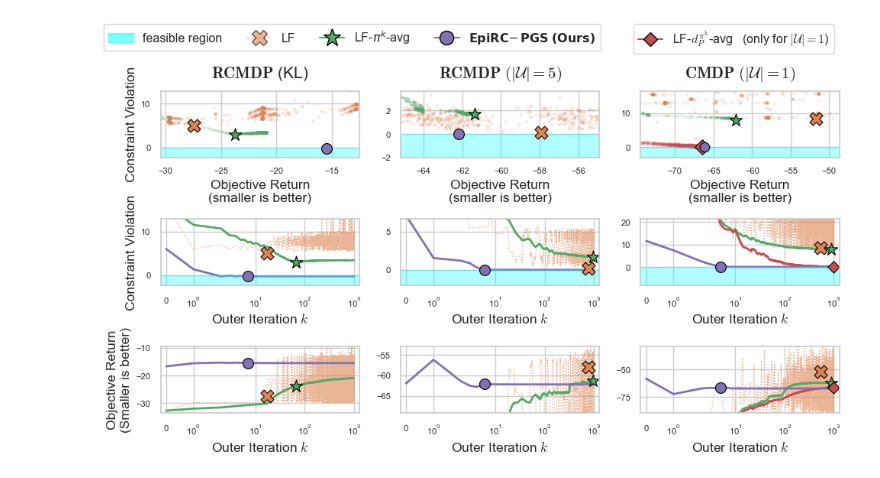
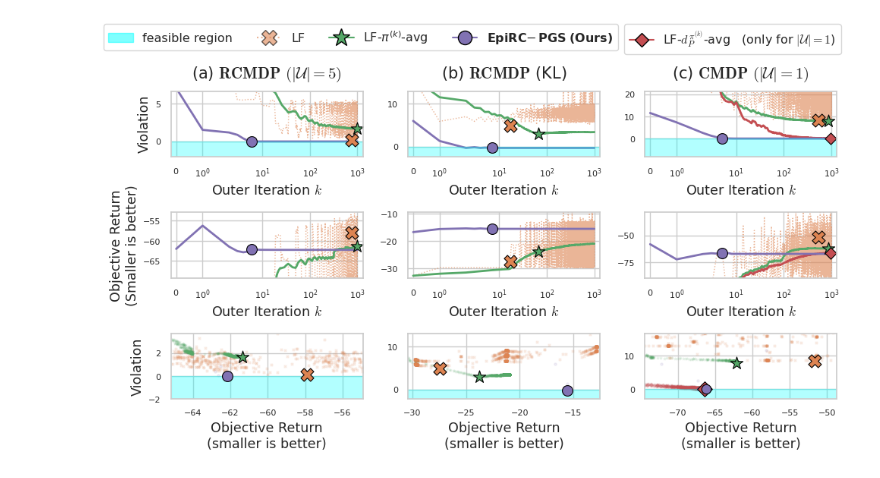
Before and after one commit to matsuolab/RCMDP-Epigraph, a Jupyter notebook: plot-all.ipynb, the cells around one changed output. Saved outputs shown, nothing was run; the diff lists cells and outputs as text; code cells hidden in the pictures.

Commit message:
Update: plot legend

```diff
--- a/plot-all.ipynb
+++ b/plot-all.ipynb
@@ -42,7 +42,7 @@ with open(f"results/{FIGNAME}.pkl", "rb") as f:
 
 # plot objective return vs violation
 with sns.axes_style("whitegrid"):
-    ax = fig.add_subplot(331)
+    ax = fig.add_subplot(338)
 
     for name in [LF, LFpolavg, EF]:
 
@@ -71,16 +71,14 @@ with sns.axes_style("whitegrid"):
 
     ax.fill_between(x=[Jmin, Jmax], y1=-100, y2=0, color="cyan", alpha=0.3)
     plt.ylim(vmin, vmax+5)
-    plt.ylabel("Constraint Violation")
     plt.xlim(Jmin, Jmax)
     plt.xlabel("Objective Return" "\n" "(smaller is better)")
 
     ax.tick_params(axis='both', which='major', labelsize=ticksize)
-    title = ax.set_title(r"$\mathbf{RCMDP}$ (KL)", x=0.5, y=1.1, fontsize=15)
 
 # plot violation
 with sns.axes_style("whitegrid"):
-    ax = fig.add_subplot(334)
+    ax = fig.add_subplot(332)
     for name in [LF, LFpolavg, EF]:
         J_list, v_list = algos[name]
         J, v = J_list.mean(axis=0), v_list.mean(axis=0)
@@ -91,16 +89,15 @@ with sns.axes_style("whitegrid"):
     plt.ylim(vmin, vmax+5)
     plt.xscale(xscale_iteration)
     plt.xlim(*xlim_iteration)
-
-    plt.ylabel("Constraint Violation")
     plt.xlabel(iteration_label)
 
     ax.tick_params(axis='both', which='major', labelsize=ticksize)
+    title = ax.set_title(r"(b) $\mathbf{RCMDP}$ (KL)", x=0.5, y=1.1, fontsize=15)
 
 
 # plot objective return
 with sns.axes_style("whitegrid"):
-    ax = fig.add_subplot(337)
+    ax = fig.add_subplot(335)
 
     for name in [LF, LFpolavg, EF]:
         J_list, v_list = algos[name]
@@ -111,8 +108,6 @@ with sns.axes_style("whitegrid"):
     plt.ylim(Jmin-3, Jmax+3)
     plt.xscale(xscale_iteration)
     plt.xlim(*xlim_iteration)
-
-    plt.ylabel("Objective Return" "\n" "(Smaller is better)")
     plt.xlabel(iteration_label)
     ax.tick_params(axis='both', which='major', labelsize=ticksize)
 
@@ -128,7 +123,7 @@ with open(f"results/{FIGNAME}.pkl", "rb") as f:
 
 # plot objective return vs violation
 with sns.axes_style("whitegrid"):
-    ax = fig.add_subplot(332)
+    ax = fig.add_subplot(337)
 
     for name in [LF, LFpolavg, EF]:
 
@@ -159,13 +154,12 @@ with sns.axes_style("whitegrid"):
     plt.ylim(vmin, vmax)
     plt.xlim(Jmin, Jmax)
     plt.xlabel("Objective Return" "\n" "(smaller is better)")
+    plt.ylabel("Violation")
     ax.tick_params(axis='both', which='major', labelsize=ticksize)
-
-    title = ax.set_title(r"$\mathbf{RCMDP}$ $(|\mathcal{U}|=5)$", x=0.5, y=1.1, fontsize=15)
 
 # plot violation
 with sns.axes_style("whitegrid"):
-    ax = fig.add_subplot(335)
+    ax = fig.add_subplot(331)
     for name in [LF, LFpolavg, EF]:
         J_list, v_list = algos[name]
         J, v = J_list.mean(axis=0), v_list.mean(axis=0)
@@ -177,12 +171,14 @@ with sns.axes_style("whitegrid"):
     plt.xscale(xscale_iteration)
     plt.xlim(xlim_iteration)
     plt.xlabel(iteration_label)
+    plt.ylabel("Violation")
     ax.tick_params(axis='both', which='major', labelsize=ticksize)
+    title = ax.set_title(r"(a) $\mathbf{RCMDP}$ $(|\mathcal{U}|=5)$", x=0.5, y=1.1, fontsize=15)
 
 
 # plot objective return
 with sns.axes_style("whitegrid"):
-    ax = fig.add_subplot(338)
+    ax = fig.add_subplot(334)
 
     for name in [LF, LFpolavg, EF]:
         J_list, v_list = algos[name]
@@ -194,6 +190,7 @@ with sns.axes_style("whitegrid"):
     plt.xlim(xlim_iteration)
     plt.ylim(Jmin-4, Jmax+2)
     plt.xlabel(iteration_label)
+    plt.ylabel("Objective Return" "\n" "(Smaller is better)")
     ax.tick_params(axis='both', which='major', labelsize=ticksize)
 
 
@@ -208,7 +205,7 @@ with open(f"results/{FIGNAME}.pkl", "rb") as f:
 
 # plot objective return vs violation
 with sns.axes_style("whitegrid"):
-    ax = fig.add_subplot(333)
+    ax = fig.add_subplot(339)
     for name in [LF, LFpolavg, LFoccavg, EF]:
 
         # >>>>> plot J vs v
@@ -247,11 +244,10 @@ with sns.axes_style("whitegrid"):
     plt.xlabel("Objective Return" "\n" "(smaller is better)")
 
     ax.tick_params(axis='both', which='major', labelsize=ticksize)
-    title = ax.set_title(r"$\mathbf{CMDP}$ $(|\mathcal{U}|=1)$", x=0.5, y=1.1, fontsize=15)
 
 # plot violation
 with sns.axes_style("whitegrid"):
-    ax = fig.add_subplot(336)
+    ax = fig.add_subplot(333)
     for name in [LF, LFpolavg, LFoccavg, EF]:
         J_list, v_list = algos[name]
 
@@ -265,11 +261,12 @@ with sns.axes_style("whitegrid"):
     plt.ylim(vmin-5, vmax+10)
     plt.xlabel(iteration_label)
     ax.tick_params(axis='both', which='major', labelsize=ticksize)
+    title = ax.set_title(r"(c) $\mathbf{CMDP}$ $(|\mathcal{U}|=1)$", x=0.5, y=1.1, fontsize=15)
 
 
 # plot objective return
 with sns.axes_style("whitegrid"):
-    ax = fig.add_subplot(339)
+    ax = fig.add_subplot(336)
 
     for name in [LF, LFpolavg, LFoccavg, EF]:
         J_list, v_list = algos[name]
@@ -290,34 +287,34 @@ with sns.axes_style("whitegrid"):
     handles.append(
         plt.fill_between(x=[], y1=0, y2=0, color="cyan", alpha=0.5, label="feasible region")
     )
 
     labels = [LF, LFpolavg, EF]
     for name in labels:
         size = 13
         if name == LF:
             size = 15
         elif name == LFpolavg:
             size = 17
         handles.append(
             plt.plot([], label=name, linestyle=linestyle[name], alpha=alphas[name], color=colors[name], marker=marker[name], markersize=size, markeredgecolor="black")[0]
         )
-    labels = ["feasible region"] + [LF, r"LF-$\pi^k$-avg", EF]
-    lgd = fig.legend(handles, labels, loc="upper center", bbox_to_anchor=(0.34, 1.07), ncol=len(labels))
+    labels = ["feasible region"] + [LF, r"LF-$\pi^{(k)}$-avg", EF]
+    lgd = fig.legend(handles, labels, loc="upper center", bbox_to_anchor=(0.35, 1.07), ncol=len(labels))
 
 
 with sns.axes_style("whitegrid"):
     plt.rcParams["mathtext.fontset"] = 'cm'
-    label = r"LF-$d^{\pi^k}_P$-avg   (only for $|\mathcal{U}|=1$)"
+    label = r"LF-$d^{\pi^{(k)}}_P$-avg   (only for $|\mathcal{U}|=1$)"
     handles = []
     handles.append(
         plt.plot([], linestyle=linestyle[LFoccavg], alpha=alphas[LFoccavg], color=colors[LFoccavg], marker=marker[LFoccavg], markersize=9, markeredgecolor="black")[0]
     )
     lgd = fig.legend(handles, [label], loc="upper center", bbox_to_anchor=(0.84, 1.07), ncol=len(labels))
 
 
 fig.tight_layout()
 
 plt.savefig(f"results/all.pdf", bbox_extra_artists=(lgd, ), bbox_inches="tight")
 plt.savefig(f"results/all.png", bbox_extra_artists=(lgd, ), bbox_inches="tight")
 # %% [output]
-[figure, old version]
+[figure, new version]
```
Also changed, not shown: 2 other files.
